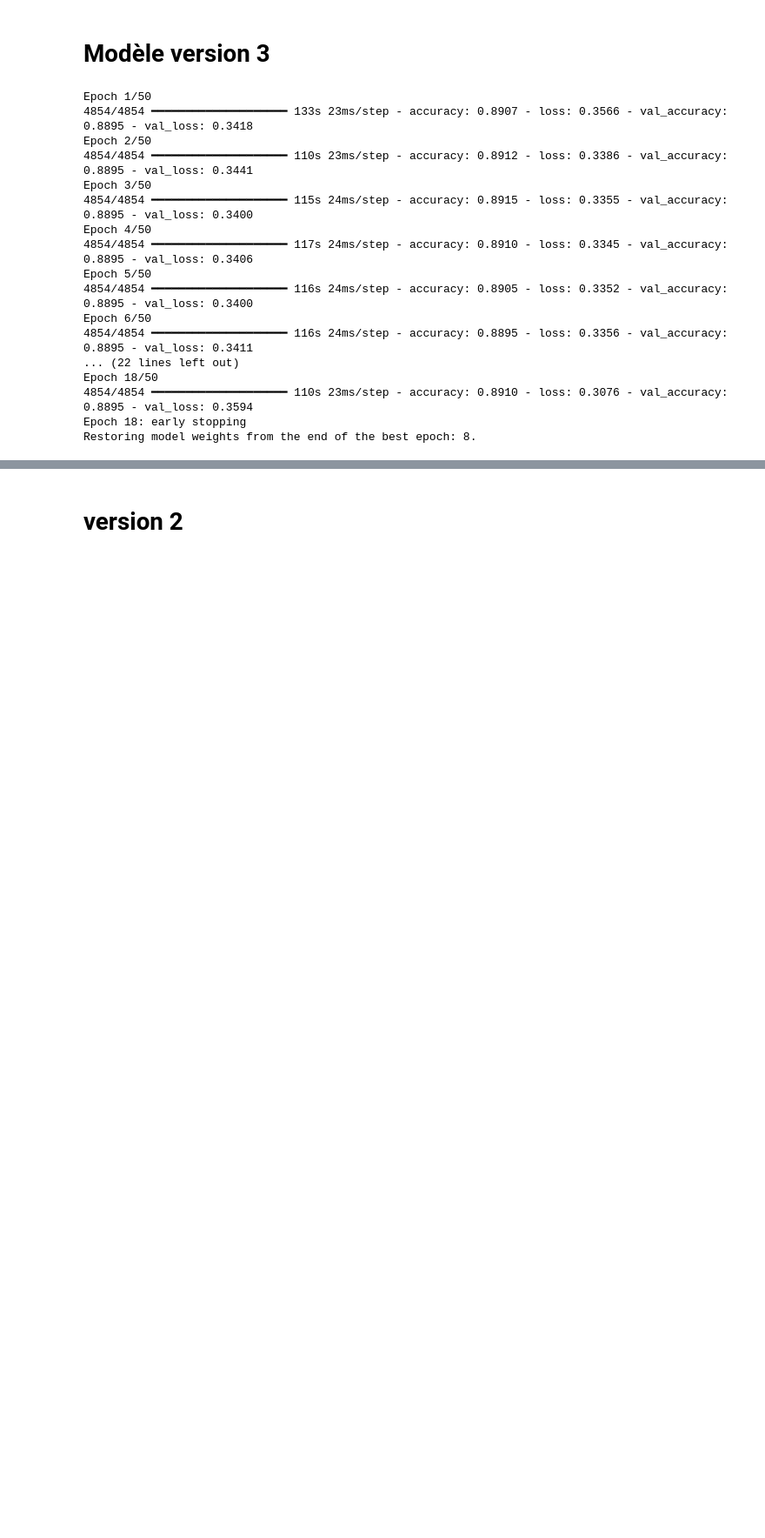
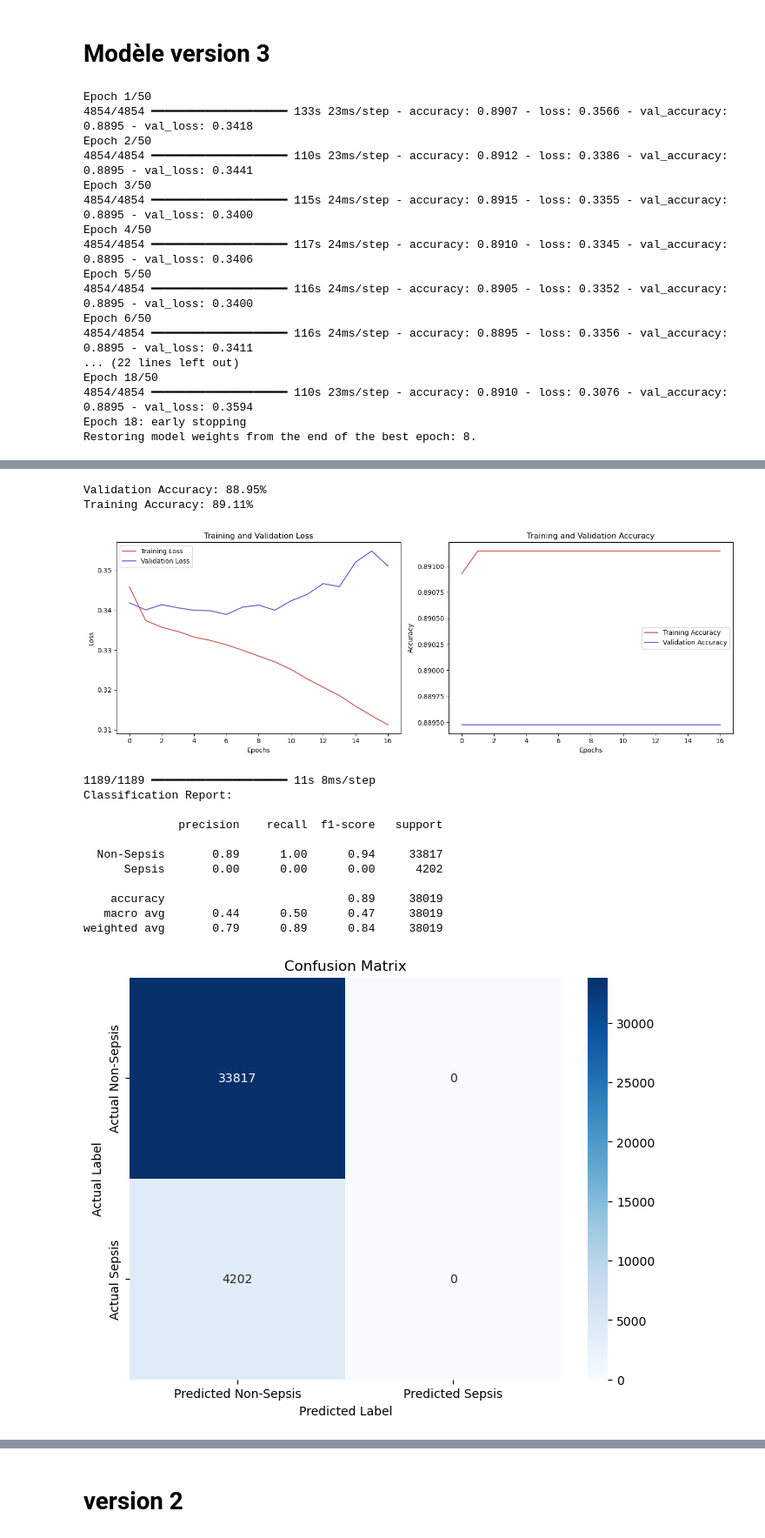
Before and after one commit to DaAdri/sepsis_prediction, a Jupyter notebook: code/LSTM_model.ipynb, the cells around one changed output, grey strips where cells are left out. Shown at 87% size. Cells and saved outputs as stored; diff of their text form; code cells hidden in the pictures; blank space fills up the shorter version.

```diff
--- a/code/LSTM_model.ipynb
+++ b/code/LSTM_model.ipynb
@@ -726,0 +747,2 @@ weighted avg       0.79      0.89      0.84     38019
+# %%
+model, history = build_and_train_model_v2(padded_sequences_train_normalized, labels_train, padded_sequences_test_normalized, labels_test, input_shape, epochs=50, batch_size=64)
@@ -726,0 +767,21 @@ weighted avg       0.79      0.89      0.84     38019
+# %%
+history_3 = history
+model_3 = model
+plot_training_history(history_3)
+prediction_prob = evaluate_model_performance(model_3, padded_sequences_test_normalized, labels_test)
+# %% [output]
+Validation Accuracy: 88.95%
+Training Accuracy: 89.11%
+[figure, added]
+1189/1189 ━━━━━━━━━━━━━━━━━━━━ 11s 8ms/step
+Classification Report:
+
+              precision    recall  f1-score   support
+
+  Non-Sepsis       0.89      1.00      0.94     33817
+      Sepsis       0.00      0.00      0.00      4202
+
+    accuracy                           0.89     38019
+   macro avg       0.44      0.50      0.47     38019
+weighted avg       0.79      0.89      0.84     38019
+[figure, added]
```
Also changed, not shown: parts of 38 cells of this notebook, 1 other file.
